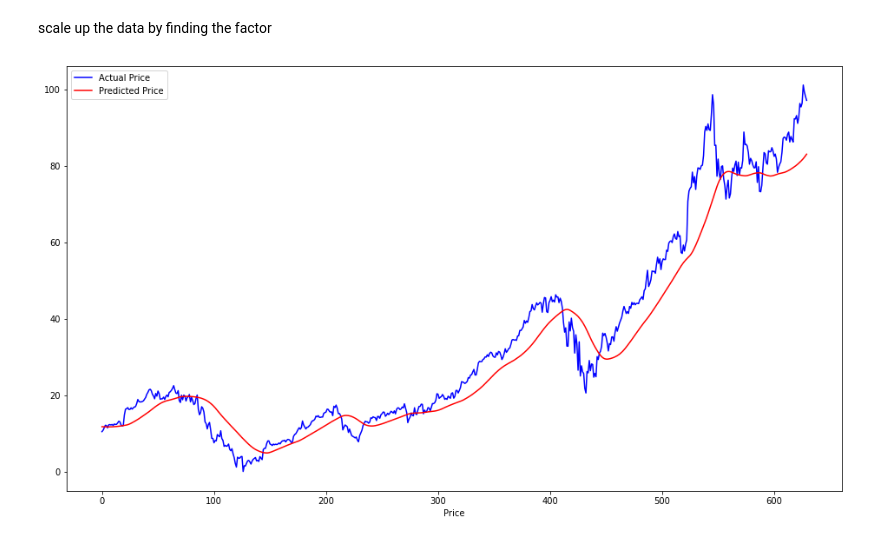
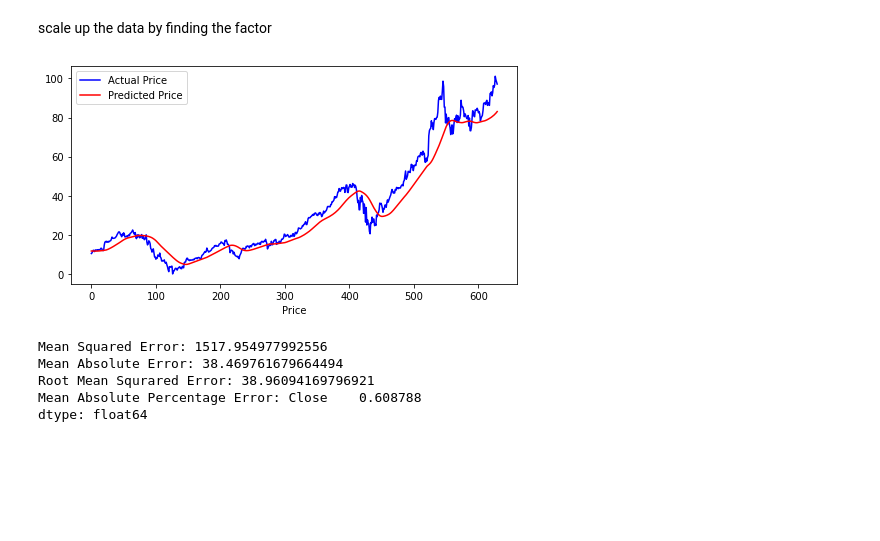
Before and after one commit to CassDabii/NN-Stock-Price-Predictior, a Jupyter notebook: NNSPP.ipynb, the cells around one changed output. Saved outputs shown, nothing was run; the diff lists cells and outputs as text; code cells hidden in the pictures; blank space fills up the shorter version.

```diff
--- a/NNSPP.ipynb
+++ b/NNSPP.ipynb
@@ -220,12 +222,27 @@ factor = 1/(ss)
 predictions = predictions * factor
 y_test = y_test * factor
 # %%
-plt.figure(figsize=(16,9))
+plt.figure(figsize=(8,4))
 plt.plot(y_test,'b', label = 'Actual Price')
 plt.plot(predictions,'r', label = 'Predicted Price')
 plt.xlabel('Time')
 plt.xlabel('Price')
 plt.legend()
 plt.show()
 # %% [output]
-[figure, old version]
+[figure, new version]
+# %%
+mse = mean_squared_error(y_test, predictions)
+print('Mean Squared Error: '+str(mse))
+mae = mean_absolute_error(y_test, predictions)
+print('Mean Absolute Error: '+str(mae))
+rmse = math.sqrt(mean_squared_error(y_test, predictions))
+print('Root Mean Squrared Error: '+str(rmse))
+mape = np.mean(np.abs(predictions - y_test)/np.abs(y_test))
+print('Mean Absolute Percentage Error: '+str(mape))
+# %% [output]
+Mean Squared Error: 1517.954977992556
+Mean Absolute Error: 38.469761679664494
+Root Mean Squrared Error: 38.96094169796921
+Mean Absolute Percentage Error: Close    0.608788
+dtype: float64
```
Also changed, not shown: parts of 1 cell of this notebook.
